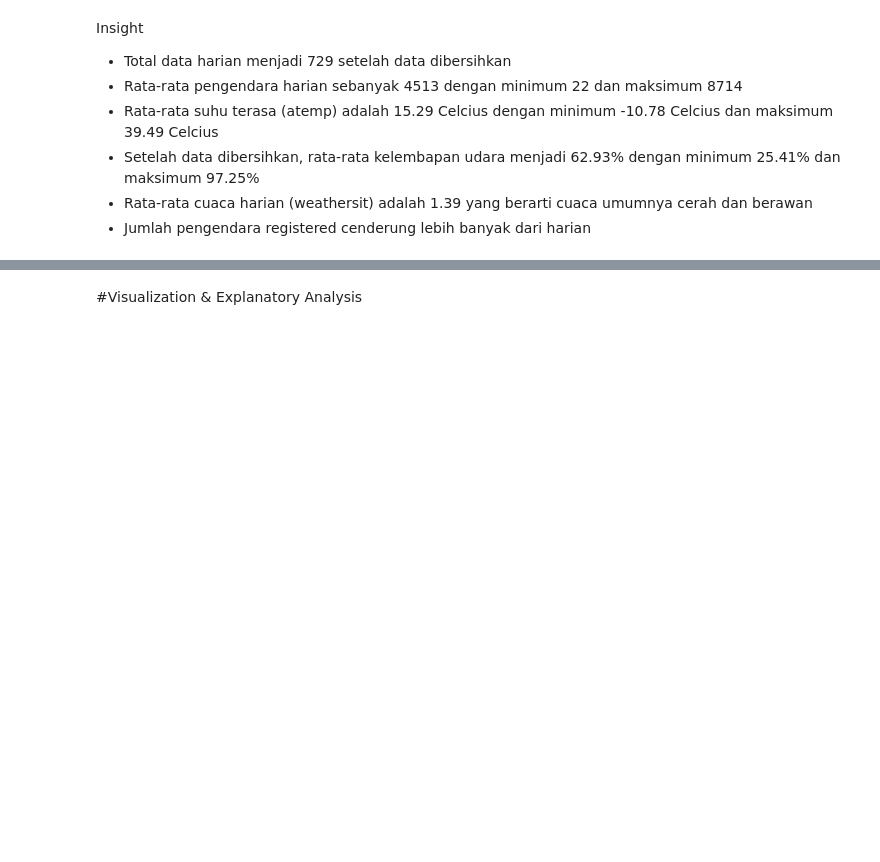
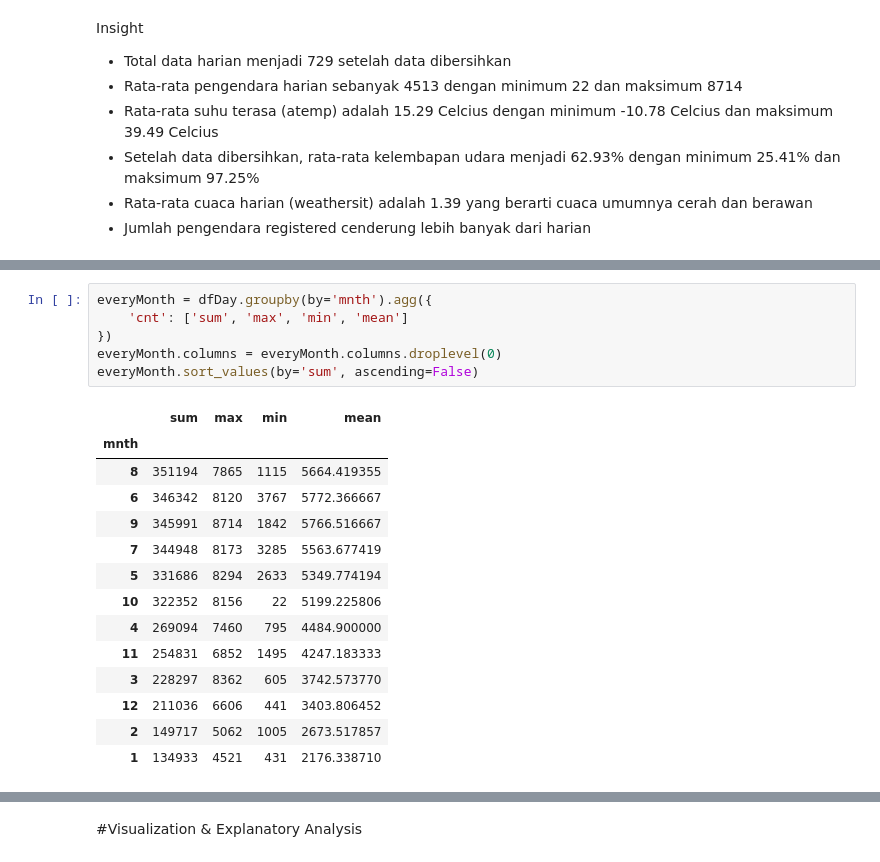
Before and after one commit to hafizisnaini/Dicoding-submission---Data-analysis-project-Bike-sharing-, a Jupyter notebook: notebook.ipynb, the cells around one changed output, grey strips where cells are left out. Saved outputs shown, nothing was run; the diff lists cells and outputs as text; blank space fills up the shorter version.

```diff
--- a/notebook.ipynb
+++ b/notebook.ipynb
@@ -182,0 +214,21 @@ Insight
+# %%
+everyMonth = dfDay.groupby(by='mnth').agg({
+    'cnt': ['sum', 'max', 'min', 'mean']
+})
+everyMonth.columns = everyMonth.columns.droplevel(0)
+everyMonth.sort_values(by='sum', ascending=False)
+# %% [output]
+|  | sum | max | min | mean |
+| mnth |  |  |  |  |
+| 8 | 351194 | 7865 | 1115 | 5664.419355 |
+| 6 | 346342 | 8120 | 3767 | 5772.366667 |
+| 9 | 345991 | 8714 | 1842 | 5766.516667 |
+| 7 | 344948 | 8173 | 3285 | 5563.677419 |
+| 5 | 331686 | 8294 | 2633 | 5349.774194 |
+| 10 | 322352 | 8156 | 22 | 5199.225806 |
+| 4 | 269094 | 7460 | 795 | 4484.900000 |
+| 11 | 254831 | 6852 | 1495 | 4247.183333 |
+| 3 | 228297 | 8362 | 605 | 3742.573770 |
+| 12 | 211036 | 6606 | 441 | 3403.806452 |
+| 2 | 149717 | 5062 | 1005 | 2673.517857 |
+| 1 | 134933 | 4521 | 431 | 2176.338710 |
```
Also changed, not shown: parts of 13 cells of this notebook, 2 other files.
